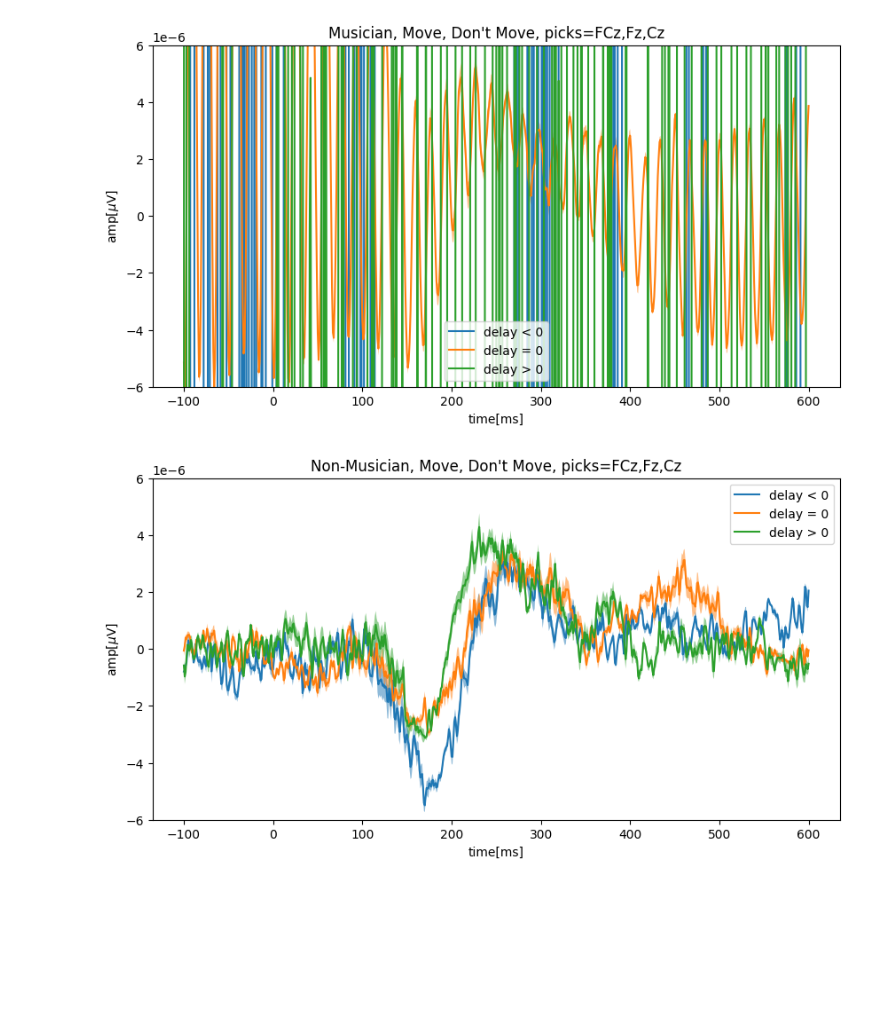
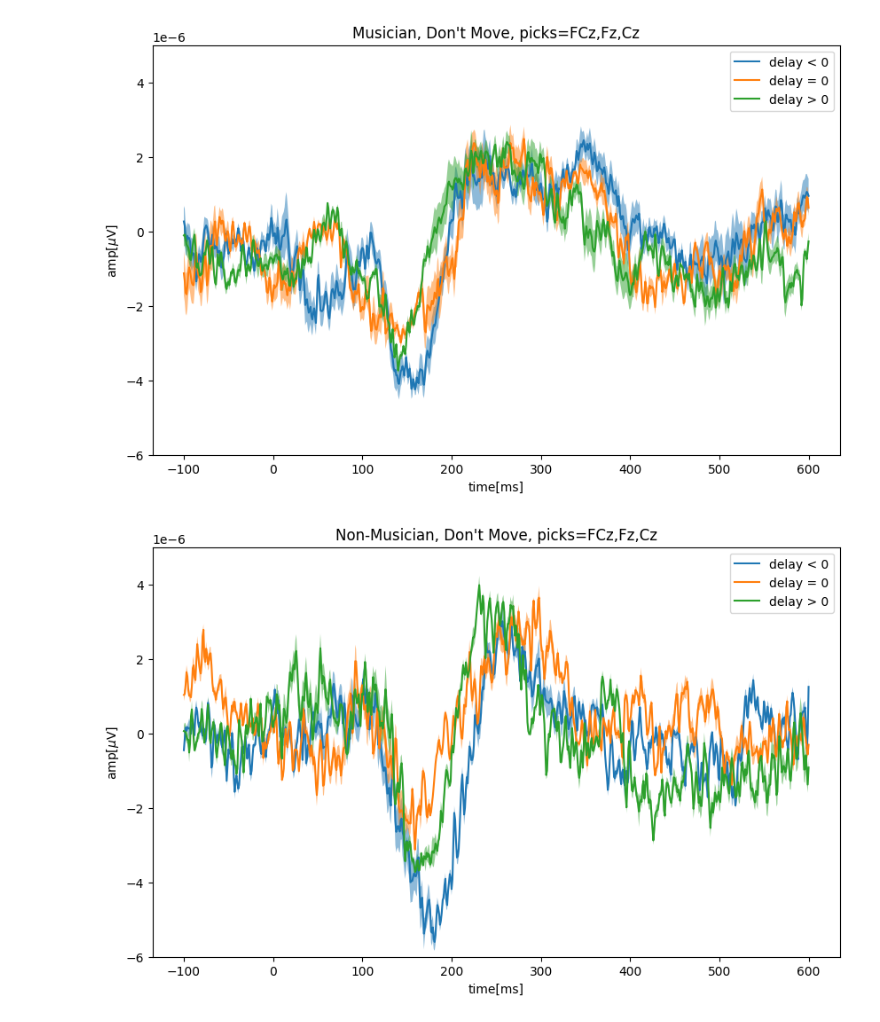
Before and after one commit to 8gaU8/EEGAnalysys23, a Jupyter notebook: notebooks/erp_scaling.ipynb, the cells around one changed output. Saved outputs shown, nothing was run; the diff lists cells and outputs as text; code cells hidden in the pictures; blank space fills up the shorter version.

```diff
--- a/notebooks/erp_scaling.ipynb
+++ b/notebooks/erp_scaling.ipynb
@@ -150,11 +168,23 @@ def plot(evoked, picks):
         else:
             bin_data = bin.get_data(picks=picks)
         mean = bin_data.mean(axis=0)
-        std = bin_data.std(axis=0, ddof=1) / np.sqrt(len(picks))
-        x = np.arange(len(mean))-100
+        std = bin_data.std(axis=0, ddof=1) / np.sqrt(len(bin_data))
+        x = np.arange(len(mean)) - 100
         plt.plot(x, mean, label=f"delay {label} 0")
         plt.fill_between(x, mean - std, mean + std, alpha=alpha)
     plt.xlabel("time[ms]")
     plt.ylabel(r"amp[$\mu$V]")
-    plt.ylim([-6 * 1e-6, 6 * 1e-6])
+    plt.ylim([-6 * 1e-6, 5 * 1e-6])
     plt.legend()
+# %%
+figsize = (10, 6)
+plt.figure(figsize=figsize)
+picks = None
+plot(musicians_all, picks)
+plt.title("Musician, Move, Don't Move, All Chs")
+plt.show()
+
+plt.figure(figsize=figsize)
+plot(no_musicians_all, picks)
+plt.title("Non-Musician, Move, Don't Move, All Chs")
+plt.show()
@@ -161,14 +222,14 @@ def plot(evoked, picks):
 # %%
-plt.figure(figsize=(10, 5))
+plt.figure(figsize=figsize)
 picks = ["FCz", "Fz", "Cz"]
-plot(musicians_all, picks)
-plt.title(f"Musician, Move, Don't Move, picks={','.join(picks)}")
+plot(musicians_no_move, picks)
+plt.title(f"Musician, Don't Move, picks={','.join(picks)}")
 plt.show()
 
-plt.figure(figsize=(10, 5))
-plot(no_musicians_all, picks)
-plt.title(f"Non-Musician, Move, Don't Move, picks={','.join(picks)}")
+plt.figure(figsize=figsize)
+plot(no_musicians_no_move, picks)
+plt.title(f"Non-Musician, Don't Move, picks={','.join(picks)}")
 plt.show()
 # %% [output]
-[figure, old version]
+[figure, new version]
-[figure, old version]
+[figure, new version]
```
Also changed, not shown: parts of 12 cells of this notebook.
